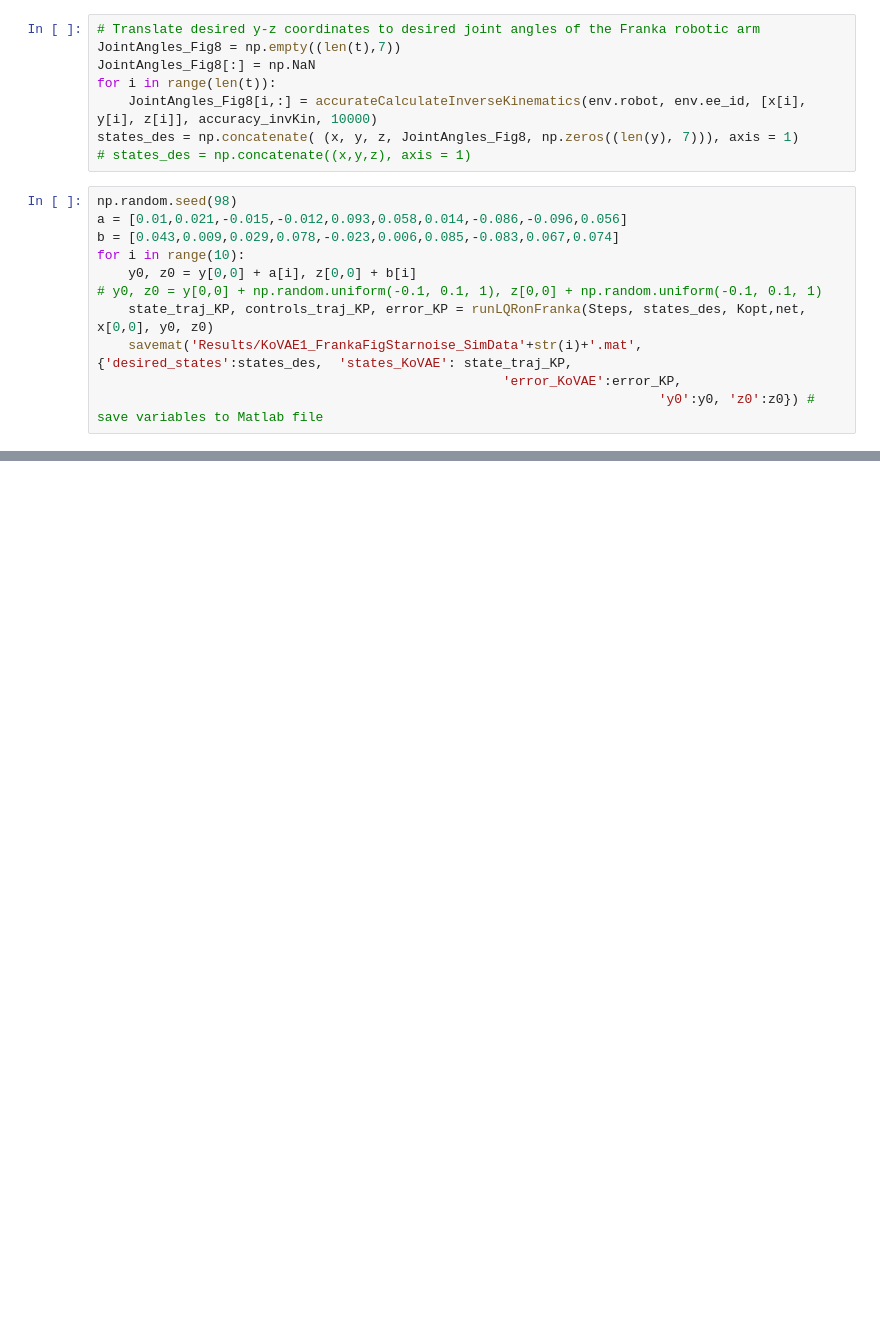
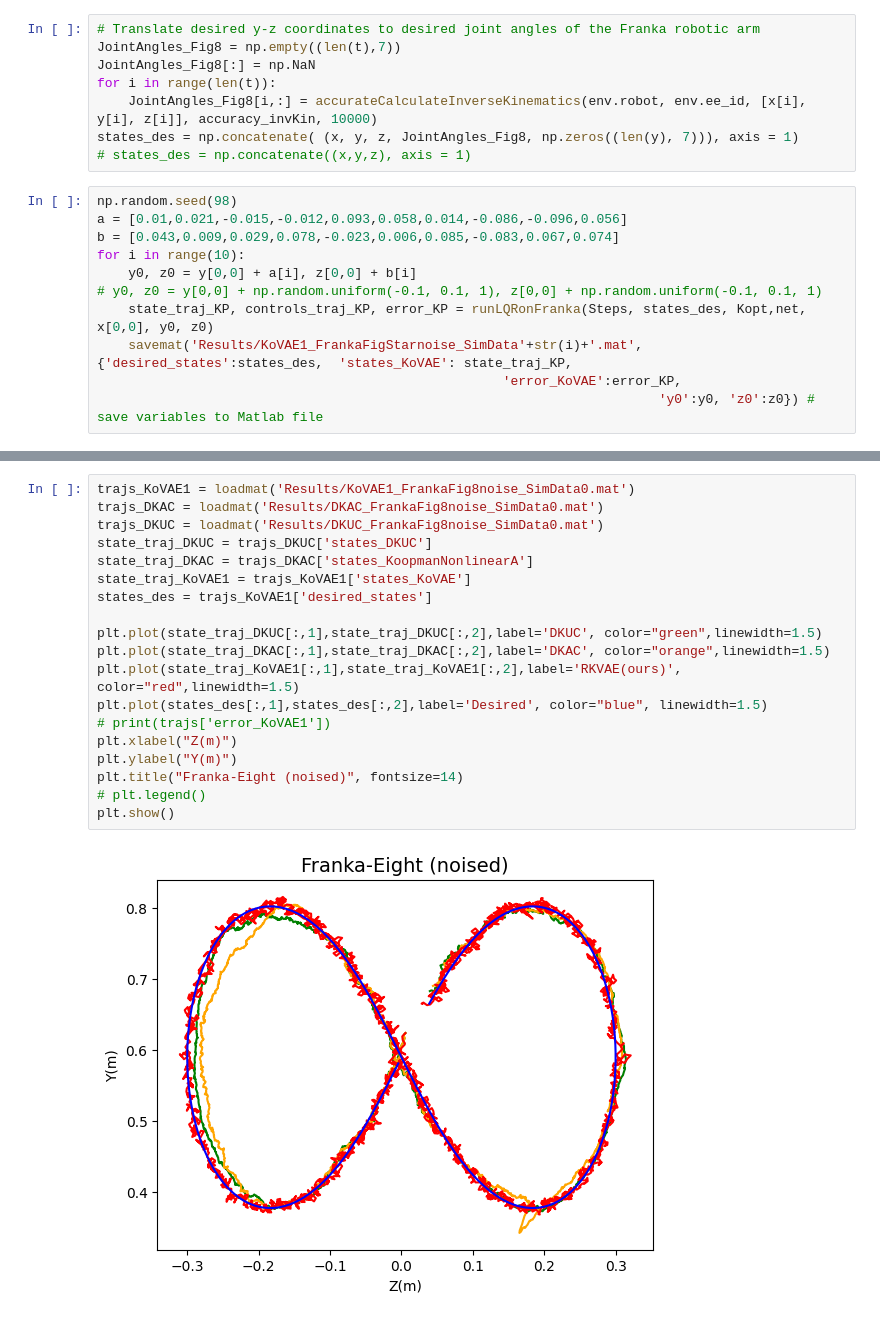
Before and after one commit to xyrrrrrrrr/RKVAE, a Jupyter notebook: franka/evaluate_Kovae_Franka1.ipynb, the cells around one changed output, grey strips where cells are left out. Saved outputs shown, nothing was run; the diff lists cells and outputs as text; blank space fills up the shorter version.

```diff
--- a/franka/evaluate_Kovae_Franka1.ipynb
+++ b/franka/evaluate_Kovae_Franka1.ipynb
@@ -472,0 +473,21 @@ plt.show()
+# %%
+trajs_KoVAE1 = loadmat('Results/KoVAE1_FrankaFig8noise_SimData0.mat')
+trajs_DKAC = loadmat('Results/DKAC_FrankaFig8noise_SimData0.mat')
+trajs_DKUC = loadmat('Results/DKUC_FrankaFig8noise_SimData0.mat')
+state_traj_DKUC = trajs_DKUC['states_DKUC']
+state_traj_DKAC = trajs_DKAC['states_KoopmanNonlinearA']
+state_traj_KoVAE1 = trajs_KoVAE1['states_KoVAE']
+states_des = trajs_KoVAE1['desired_states']
+
+plt.plot(state_traj_DKUC[:,1],state_traj_DKUC[:,2],label='DKUC', color="green",linewidth=1.5)
+plt.plot(state_traj_DKAC[:,1],state_traj_DKAC[:,2],label='DKAC', color="orange",linewidth=1.5)
+plt.plot(state_traj_KoVAE1[:,1],state_traj_KoVAE1[:,2],label='RKVAE(ours)', color="red",linewidth=1.5)
+plt.plot(states_des[:,1],states_des[:,2],label='Desired', color="blue", linewidth=1.5)
+# print(trajs['error_KoVAE1'])
+plt.xlabel("Z(m)")
+plt.ylabel("Y(m)")
+plt.title("Franka-Eight (noised)", fontsize=14)
+# plt.legend()
+plt.show()
+# %% [output]
+[figure, added]
```
Also changed, not shown: parts of 9 cells of this notebook, 11 other files.
